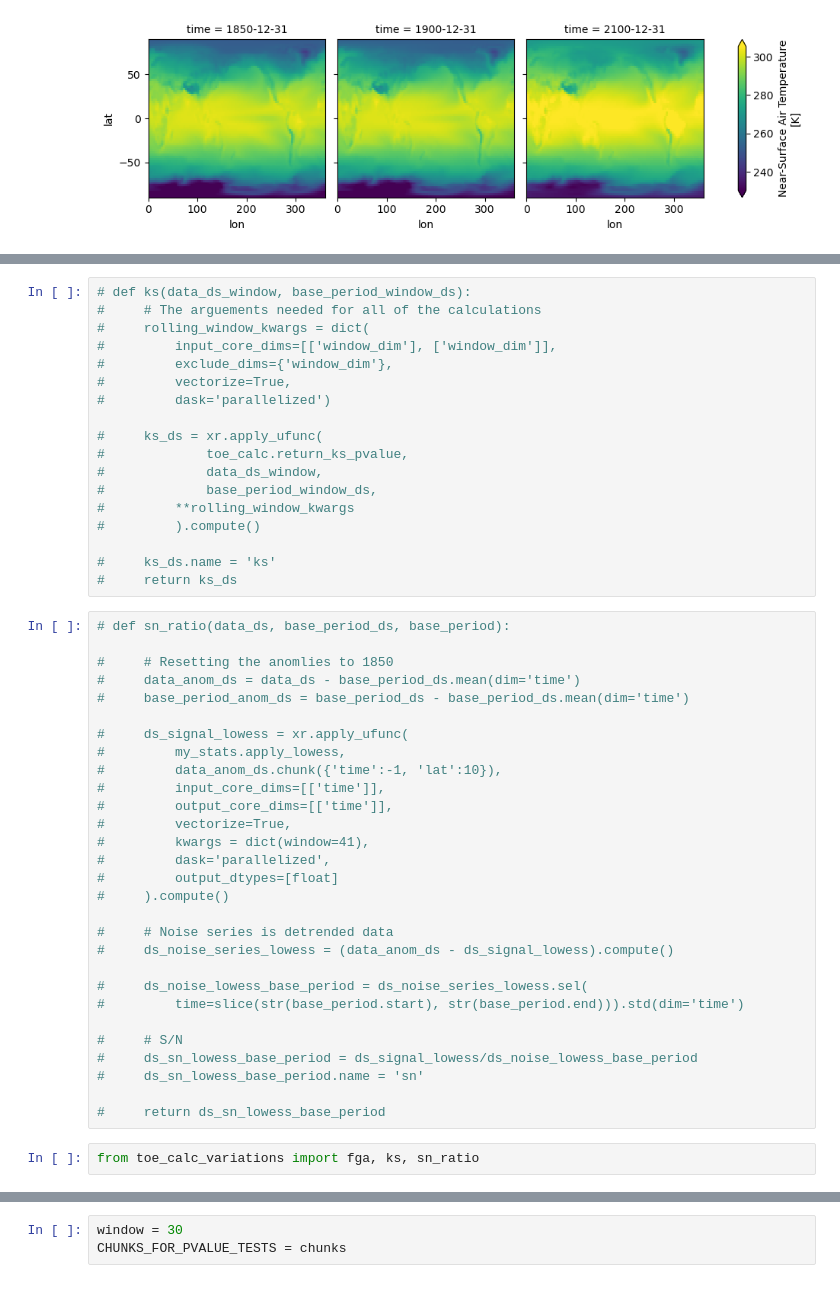
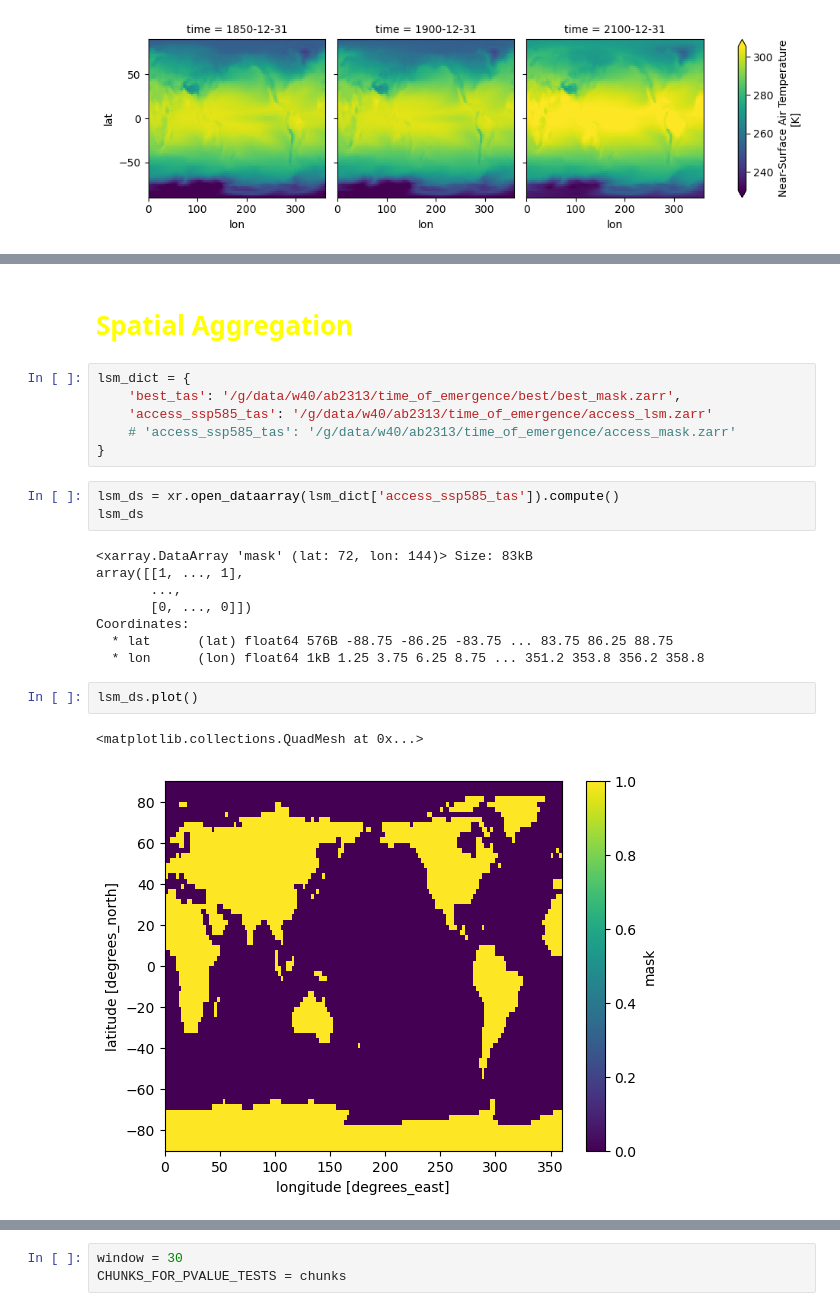
Before and after one commit to alexborowiak/time_of_emergene_drafts, a Jupyter notebook: toplevel_notebooks/03_pt2_base_period_delays.ipynb, the cells around one changed output, grey strips where cells are left out. Drawn from its saved outputs; the diff is of its cells as text.

Commit message:
Add regional aggregations

```diff
--- a/toplevel_notebooks/03_pt2_base_period_delays.ipynb
+++ b/toplevel_notebooks/03_pt2_base_period_delays.ipynb
@@ -296,49 +243,24 @@ K
-# %%
-# def ks(data_ds_window, base_period_window_ds):
-#     # The arguements needed for all of the calculations
-#     rolling_window_kwargs = dict(
-#         input_core_dims=[['window_dim'], ['window_dim']],
-#         exclude_dims={'window_dim'},
-#         vectorize=True,
-#         dask='parallelized')
-
-#     ks_ds = xr.apply_ufunc(
-#             toe_calc.return_ks_pvalue,
-#             data_ds_window,
-#             base_period_window_ds,
-#         **rolling_window_kwargs
-#         ).compute()
-
-#     ks_ds.name = 'ks'
-#     return ks_ds
-# %%
-# def sn_ratio(data_ds, base_period_ds, base_period):
-
-#     # Resetting the anomlies to 1850
-#     data_anom_ds = data_ds - base_period_ds.mean(dim='time')
-#     base_period_anom_ds = base_period_ds - base_period_ds.mean(dim='time')
-
-#     ds_signal_lowess = xr.apply_ufunc(
-#         my_stats.apply_lowess,
-#         data_anom_ds.chunk({'time':-1, 'lat':10}),
-#         input_core_dims=[['time']],
-#         output_core_dims=[['time']],
-#         vectorize=True,
-#         kwargs = dict(window=41),
-#         dask='parallelized',
-#         output_dtypes=[float]
-#     ).compute()
-
-#     # Noise series is detrended data
-#     ds_noise_series_lowess = (data_anom_ds - ds_signal_lowess).compute()
-
-#     ds_noise_lowess_base_period = ds_noise_series_lowess.sel(
-#         time=slice(str(base_period.start), str(base_period.end))).std(dim='time')
-
-#     # S/N
-#     ds_sn_lowess_base_period = ds_signal_lowess/ds_noise_lowess_base_period
-#     ds_sn_lowess_base_period.name = 'sn'
-
-#     return ds_sn_lowess_base_period
-# %%
-from toe_calc_variations import fga, ks, sn_ratio
+# %% [markdown]
+<h1 style='color:yellow'> Spatial Aggregation </h1>
+# %%
+lsm_dict = {
+    'best_tas': '/g/data/w40/ab2313/time_of_emergence/best/best_mask.zarr',
+    'access_ssp585_tas': '/g/data/w40/ab2313/time_of_emergence/access_lsm.zarr'
+    # 'access_ssp585_tas': '/g/data/w40/ab2313/time_of_emergence/access_mask.zarr'
+}
+# %%
+lsm_ds = xr.open_dataarray(lsm_dict['access_ssp585_tas']).compute()
+lsm_ds
+# %% [output]
+<xarray.DataArray 'mask' (lat: 72, lon: 144)> Size: 83kB
+array([[1, ..., 1],
+       ...,
+       [0, ..., 0]])
+Coordinates:
+  * lat      (lat) float64 576B -88.75 -86.25 -83.75 ... 83.75 86.25 88.75
+  * lon      (lon) float64 1kB 1.25 3.75 6.25 8.75 ... 351.2 353.8 356.2 358.8
+# %%
+lsm_ds.plot()
+# %% [output]
+<matplotlib.collections.QuadMesh at 0x...>
+[figure, added]
```
Also changed, not shown: parts of 84 cells of this notebook, 5 other files.
